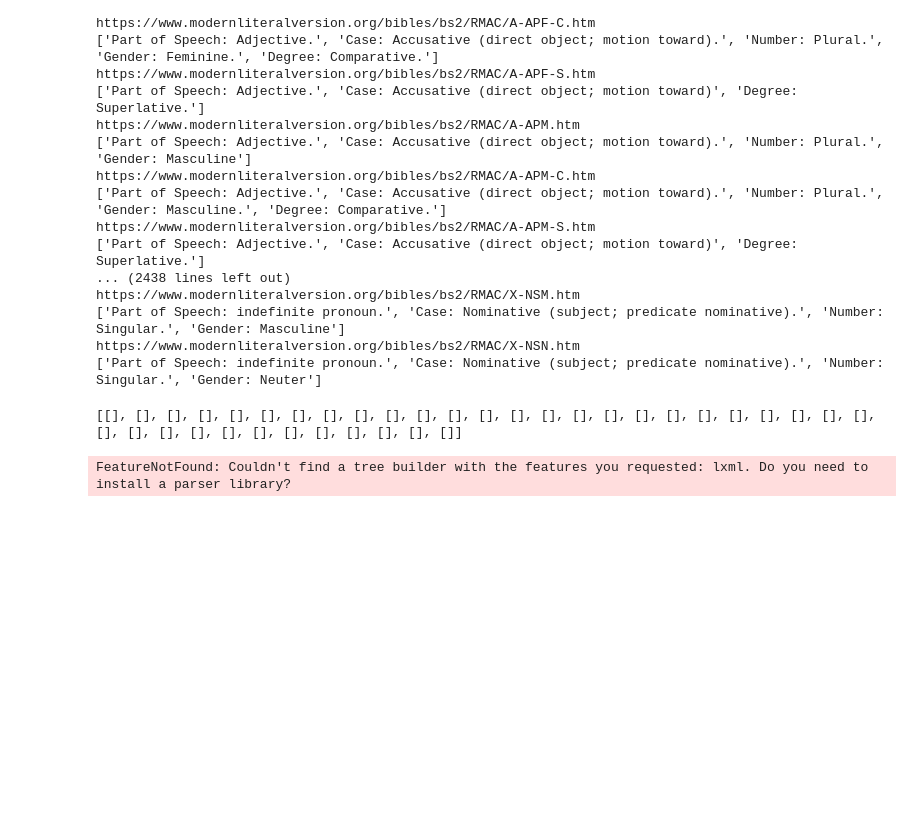
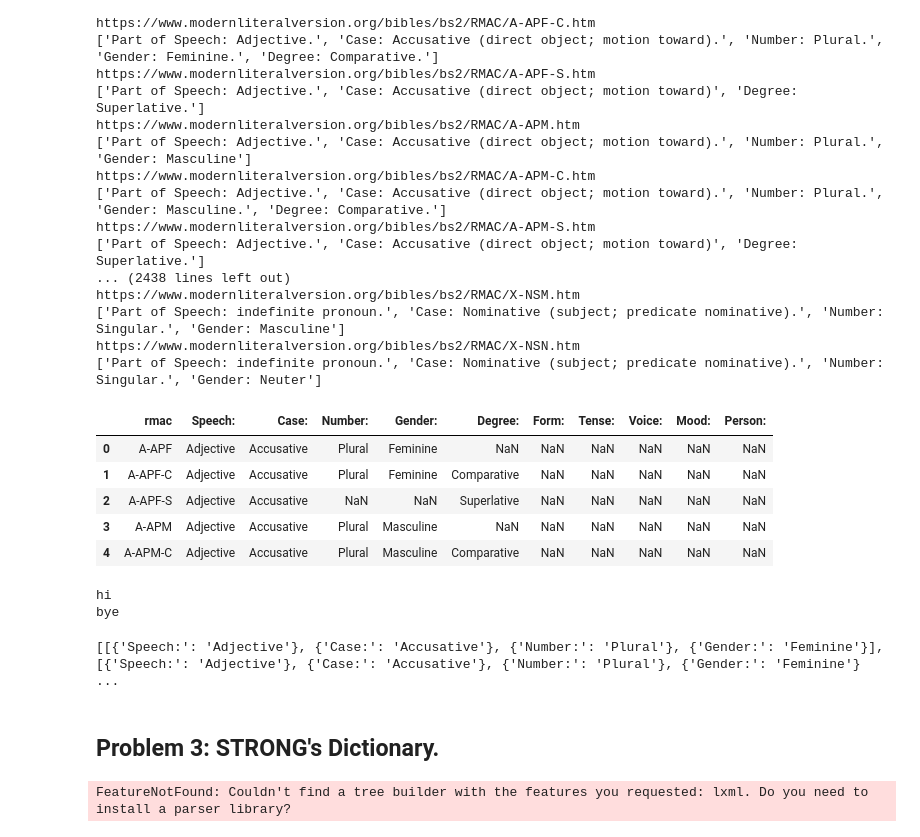
Before and after one commit to Tussky/Datascience-problem-set, a Jupyter notebook: PS1_InitialExploration.ipynb, the cells around one changed output. Saved outputs shown, nothing was run; the diff lists cells and outputs as text; code cells hidden in the pictures; blank space fills up the shorter version.

```diff
--- a/PS1_InitialExploration.ipynb
+++ b/PS1_InitialExploration.ipynb
@@ -73,8 +73,8 @@ for link in all_links:
 # %% [markdown]
 #### RMAC processing function.
 # %%
-all_possible_options = [] # used for making columns.
-def decode_page_noun(rmac_link: str):
+all_labels = [] # used for making rmac database columns.
+def decode_rmac(rmac_link: str) -> list:
     print(rmac_url+rmac_link)
     response = requests.get(rmac_url+rmac_link)
     rmac_soup = BeautifulSoup(response.text, 'html5lib')
@@ -92,8 +92,10 @@ def decode_page_noun(rmac_link: str):
     print(meaningful_lines)
 
     rmac_decoded = []
-    possible_options = []
     for line in meaningful_lines:
-        rmac_decoded.append(re.search(r"(?<=: )\w+", line).group())
-        all_possible_options.append(re.search(r"(\w+)\:", line).group())
+        label = re.search(r"(\w+)\:", line).group()
+        meaning = re.search(r"(?<=: )\w+", line).group()
+        rmac_decoded.append({label: meaning})
+
+        all_labels.append(label) # This is for creating columns down the line.
     return rmac_decoded
@@ -117,8 +113,11 @@ rmacs_df.head()
 # %%
 rmac_url = "https://www.modernliteralversion.org/bibles/bs2/RMAC/"
 new = []
-for rmac in rmacs_df['rmac']:
-    new.append(decode_page_rmac(rmac+".htm"))
+for index, row in rmacs_df.iterrows():
+    decoded_rmac_parts = decode_rmac(row['rmac']+".htm")
+
+    for dict_segment in decoded_rmac_parts:
+        rmacs_df.at[index, list(dict_segment.keys())[0]] = list(dict_segment.values())[0]
 # %% [output]
 https://www.modernliteralversion.org/bibles/bs2/RMAC/A-APF.htm
 ['Part of Speech: Adjective.', 'Case: Accusative (direct object; motion toward).', 'Number: Plural.', 'Gender: Feminine']
@@ -137,10 +136,28 @@ https://www.modernliteralversion.org/bibles/bs2/RMAC/X-NSM.htm
 ['Part of Speech: indefinite pronoun.', 'Case: Nominative (subject; predicate nominative).', 'Number: Singular.', 'Gender: Masculine']
 https://www.modernliteralversion.org/bibles/bs2/RMAC/X-NSN.htm
 ['Part of Speech: indefinite pronoun.', 'Case: Nominative (subject; predicate nominative).', 'Number: Singular.', 'Gender: Neuter']
-# %%
-print(new)
-# %% [output]
-[[], [], [], [], [], [], [], [], [], [], [], [], [], [], [], [], [], [], [], [], [], [], [], [], [], [], [], [], [], [], [], [], [], [], [], [], []]
+# %%
+rmacs_df.head()
+# %% [output]
+|  | rmac | Speech: | Case: | Number: | Gender: | Degree: | Form: | Tense: | Voice: | Mood: | Person: |
+| 0 | A-APF | Adjective | Accusative | Plural | Feminine | NaN | NaN | NaN | NaN | NaN | NaN |
+| 1 | A-APF-C | Adjective | Accusative | Plural | Feminine | Comparative | NaN | NaN | NaN | NaN | NaN |
+| 2 | A-APF-S | Adjective | Accusative | NaN | NaN | Superlative | NaN | NaN | NaN | NaN | NaN |
+| 3 | A-APM | Adjective | Accusative | Plural | Masculine | NaN | NaN | NaN | NaN | NaN | NaN |
+| 4 | A-APM-C | Adjective | Accusative | Plural | Masculine | Comparative | NaN | NaN | NaN | NaN | NaN |
+# %%
+tester = {"hi":"bye"}
+print(list(tester.keys())[0])
+print(list(tester.values())[0])
+# %% [output]
+hi
+bye
+# %%
+print(new)
+# %% [output]
+[[{'Speech:': 'Adjective'}, {'Case:': 'Accusative'}, {'Number:': 'Plural'}, {'Gender:': 'Feminine'}], [{'Speech:': 'Adjective'}, {'Case:': 'Accusative'}, {'Number:': 'Plural'}, {'Gender:': 'Feminine'} ...
+# %% [markdown]
+## Problem 3: STRONG's Dictionary.
 # %%
 strongs_dictionary = pd.read_xml("../Data/strongs-dictionary.xhtml")
 strongs_dictionary.head()
```
Also changed, not shown: parts of 2 cells of this notebook.
